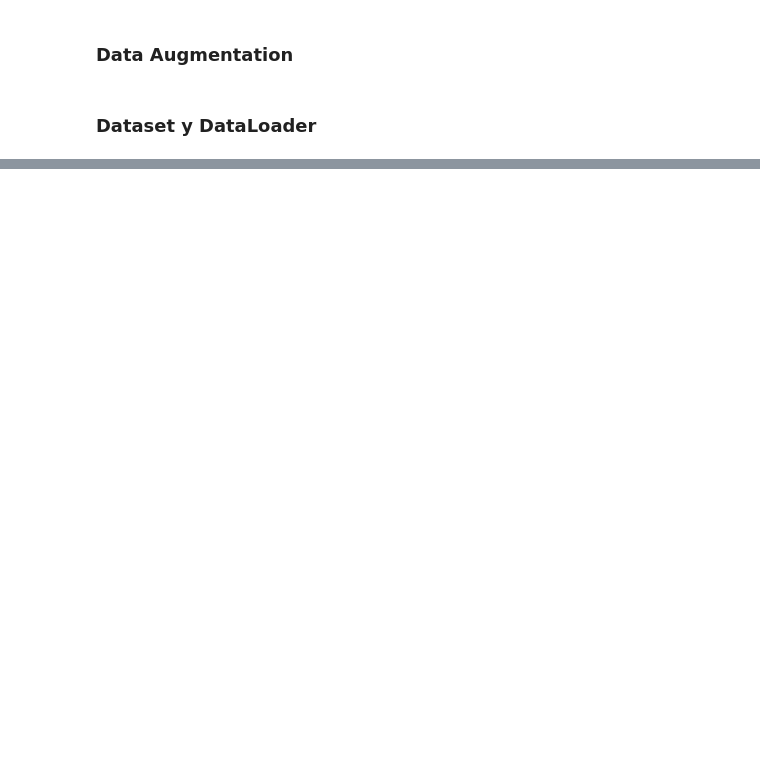
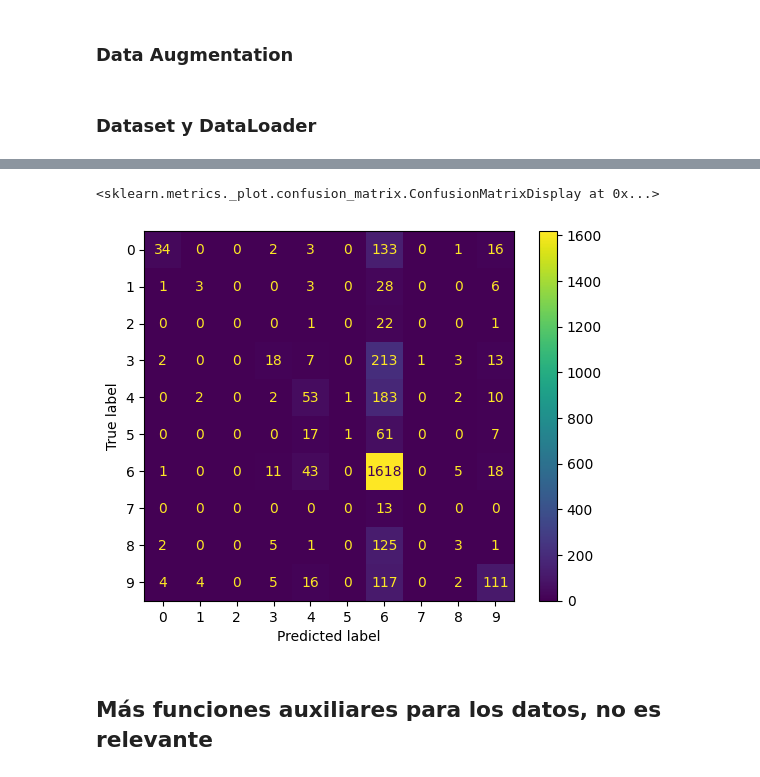
Before and after one commit to Qweryedu/Aprendizaje-Profundo, a Jupyter notebook: Proyecto/Exploracion.ipynb, the cells around one changed output, grey strips where cells are left out. Drawn from its saved outputs; the diff is of its cells as text; code cells hidden in the pictures; blank space fills up the shorter version.

```diff
--- a/Proyecto/Exploracion.ipynb
+++ b/Proyecto/Exploracion.ipynb
@@ -283,0 +1027,18 @@ print(f'{labels = }')
+# %%
+a = tensors_to_numpy(y_total)
+# %%
+y_hat = []
+for batch in y_hat_total:
+  for pred in batch:
+    y_hat.append(pred.argmax(dim=-1).view(-1).cpu().numpy())
+# %%
+cm = confusion_matrix(a, y_hat)
+# %%
+cm_display = ConfusionMatrixDisplay(cm)
+# %%
+cm_display.plot()
+# %% [output]
+<sklearn.metrics._plot.confusion_matrix.ConfusionMatrixDisplay at 0x...>
+[figure, added]
+# %% [markdown]
+## Más funciones auxiliares para los datos, no es relevante
```
Also changed, not shown: parts of 76 cells of this notebook, 4 other files.
